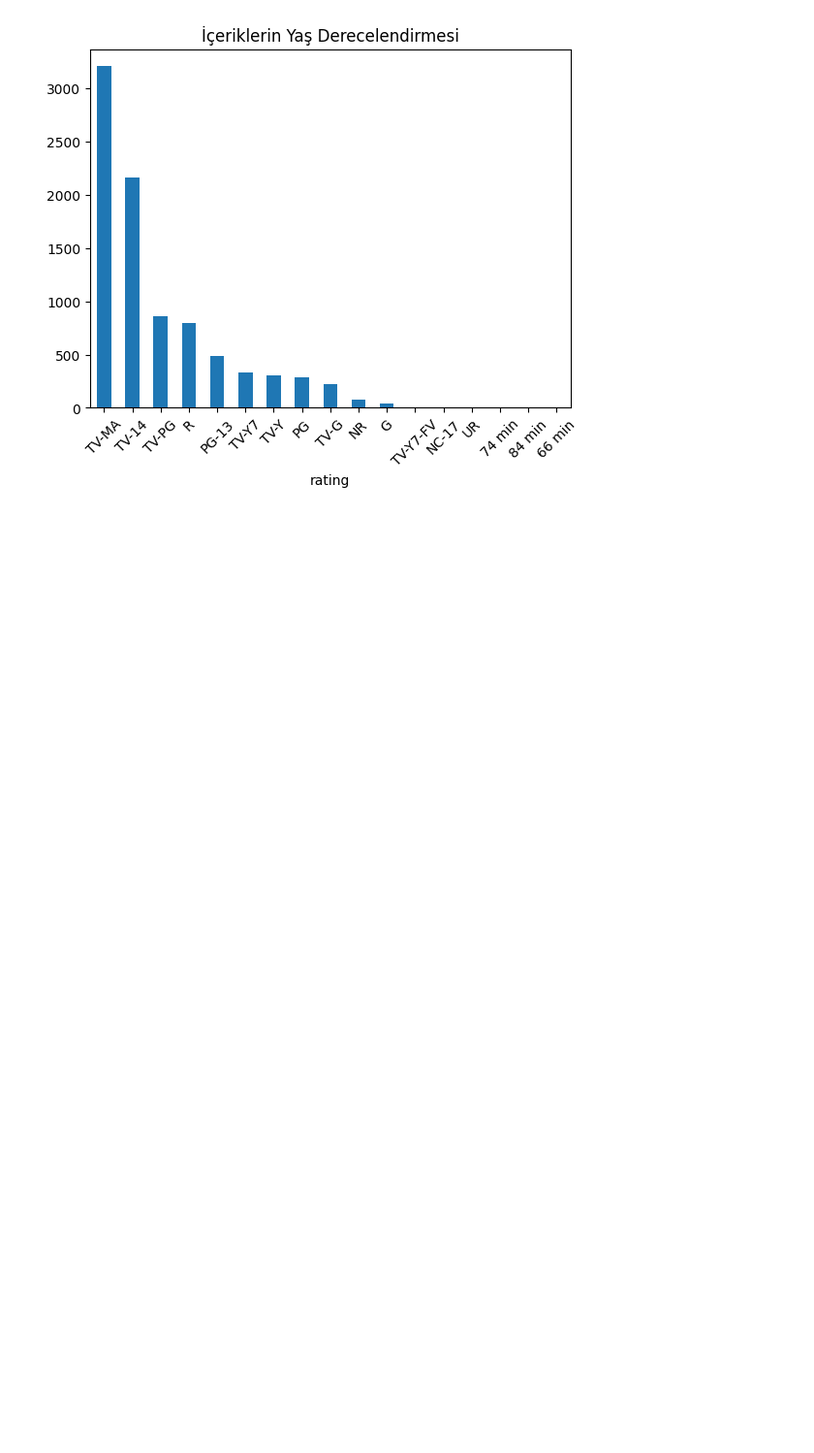
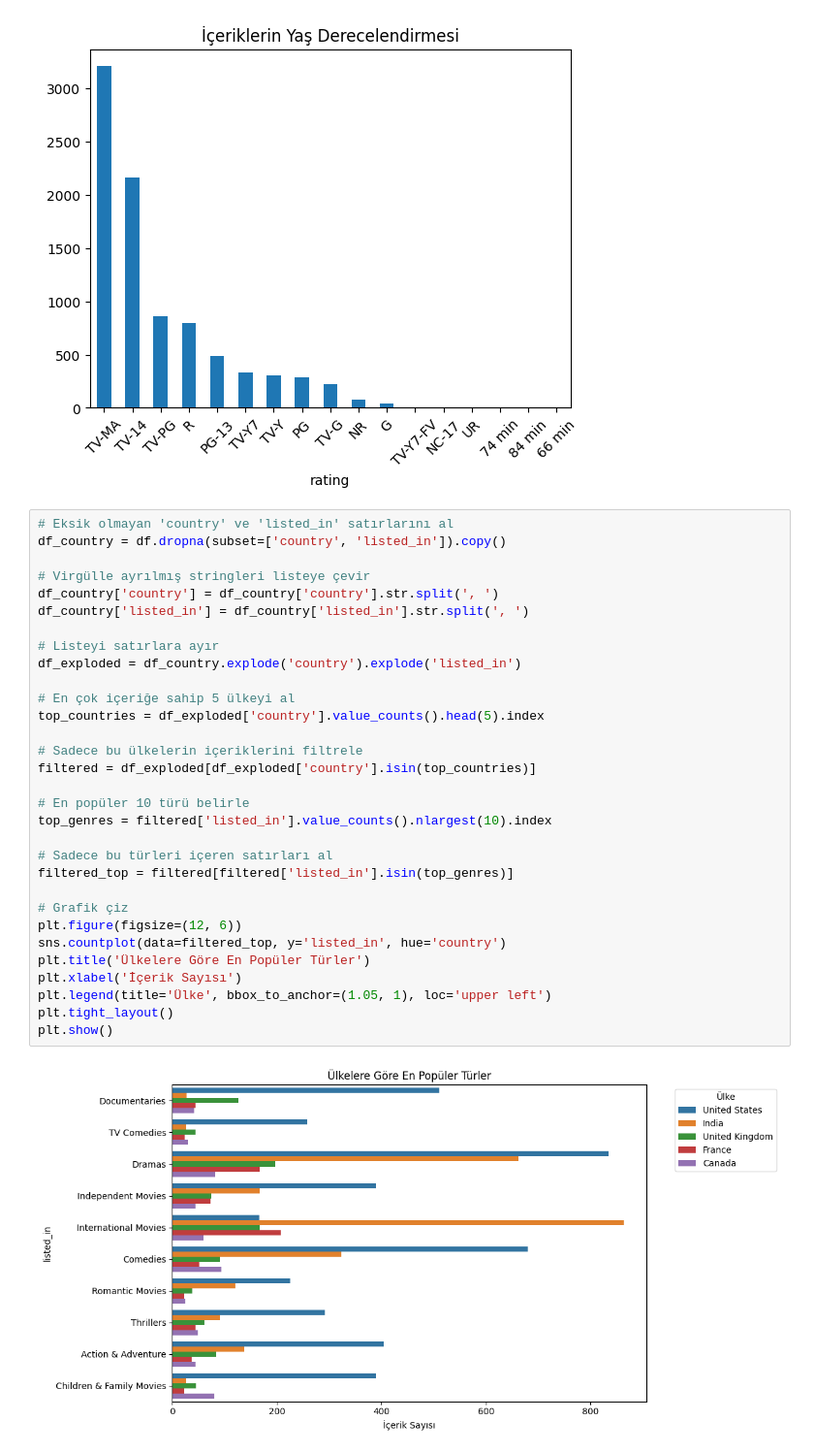
Before and after one commit to seydagultopal/netflix-data-analysis, a Jupyter notebook: notebooks/analysis.ipynb, the cells around one changed output. Shown at 97% size. Cells and saved outputs as stored; diff of their text form; blank space fills up the shorter version.

Commit message:
Yeni analizler eklendi: zaman serisi, ülke-tür dağılımı, rating analizleri

```diff
--- a/notebooks/analysis.ipynb
+++ b/notebooks/analysis.ipynb
@@ -123,3 +125,36 @@ plt.xticks(rotation=45)
 plt.show()
 # %% [output]
 [figure]
+# %%
+# Eksik olmayan 'country' ve 'listed_in' satırlarını al
+df_country = df.dropna(subset=['country', 'listed_in']).copy()
+
+# Virgülle ayrılmış stringleri listeye çevir
+df_country['country'] = df_country['country'].str.split(', ')
+df_country['listed_in'] = df_country['listed_in'].str.split(', ')
+
+# Listeyi satırlara ayır
+df_exploded = df_country.explode('country').explode('listed_in')
+
+# En çok içeriğe sahip 5 ülkeyi al
+top_countries = df_exploded['country'].value_counts().head(5).index
+
+# Sadece bu ülkelerin içeriklerini filtrele
+filtered = df_exploded[df_exploded['country'].isin(top_countries)]
+
+# En popüler 10 türü belirle
+top_genres = filtered['listed_in'].value_counts().nlargest(10).index
+
+# Sadece bu türleri içeren satırları al
+filtered_top = filtered[filtered['listed_in'].isin(top_genres)]
+
+# Grafik çiz
+plt.figure(figsize=(12, 6))
+sns.countplot(data=filtered_top, y='listed_in', hue='country')
+plt.title('Ülkelere Göre En Popüler Türler')
+plt.xlabel('İçerik Sayısı')
+plt.legend(title='Ülke', bbox_to_anchor=(1.05, 1), loc='upper left')
+plt.tight_layout()
+plt.show()
+# %% [output]
+[figure, added]
```
Also changed, not shown: parts of 6 cells of this notebook.
